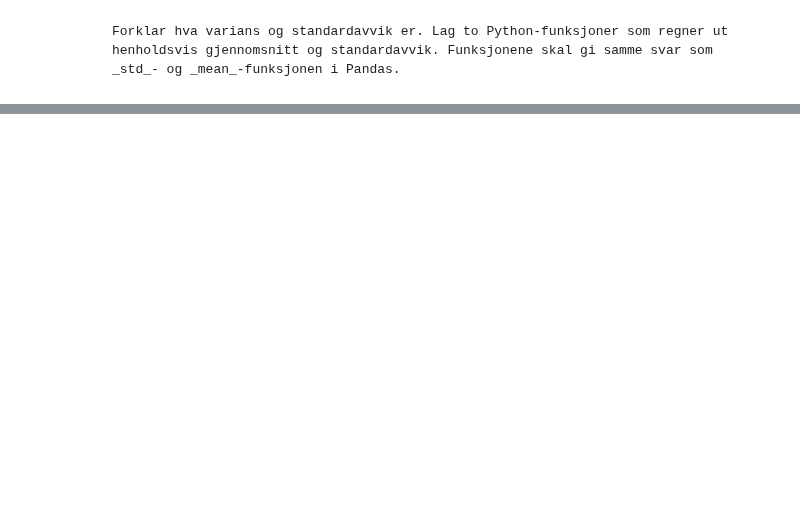
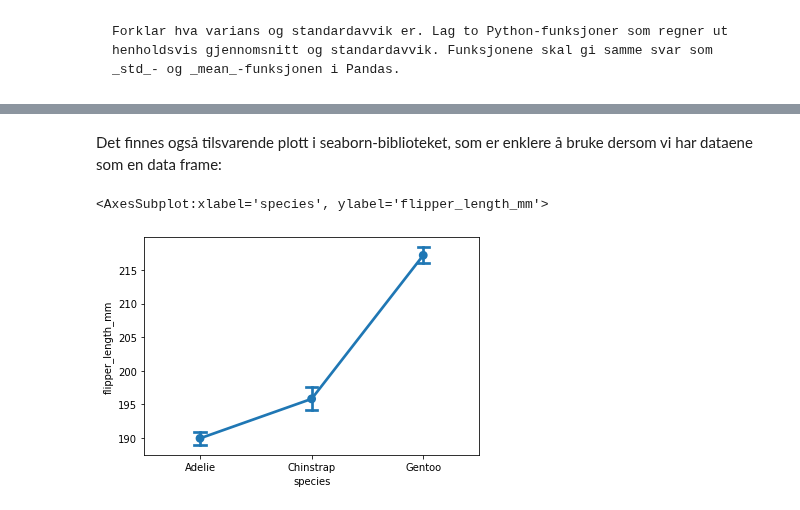
Before and after one commit to andreasdh/Programmering-og-modellering, a Jupyter notebook: docs/tema3_datahandtering/statistikk.ipynb, the cells around one changed output, grey strips where cells are left out. Drawn from its saved outputs; the diff is of its cells as text; code cells hidden in the pictures; blank space fills up the shorter version.

```diff
--- a/docs/tema3_datahandtering/statistikk.ipynb
+++ b/docs/tema3_datahandtering/statistikk.ipynb
@@ -141,0 +168,7 @@ Forklar hva varians og standardavvik er. Lag to Python-funksjoner som regner ut
+# %% [markdown]
+Det finnes også tilsvarende plott i seaborn-biblioteket, som er enklere å bruke dersom vi har dataene som en data frame:
+# %%
+sns.pointplot(data=pingvindata,x="species", y="flipper_length_mm",  capsize=.1)
+# %% [output]
+<AxesSubplot:xlabel='species', ylabel='flipper_length_mm'>
+[figure, added]
```
Also changed, not shown: parts of 24 cells of this notebook, 7 other files.
